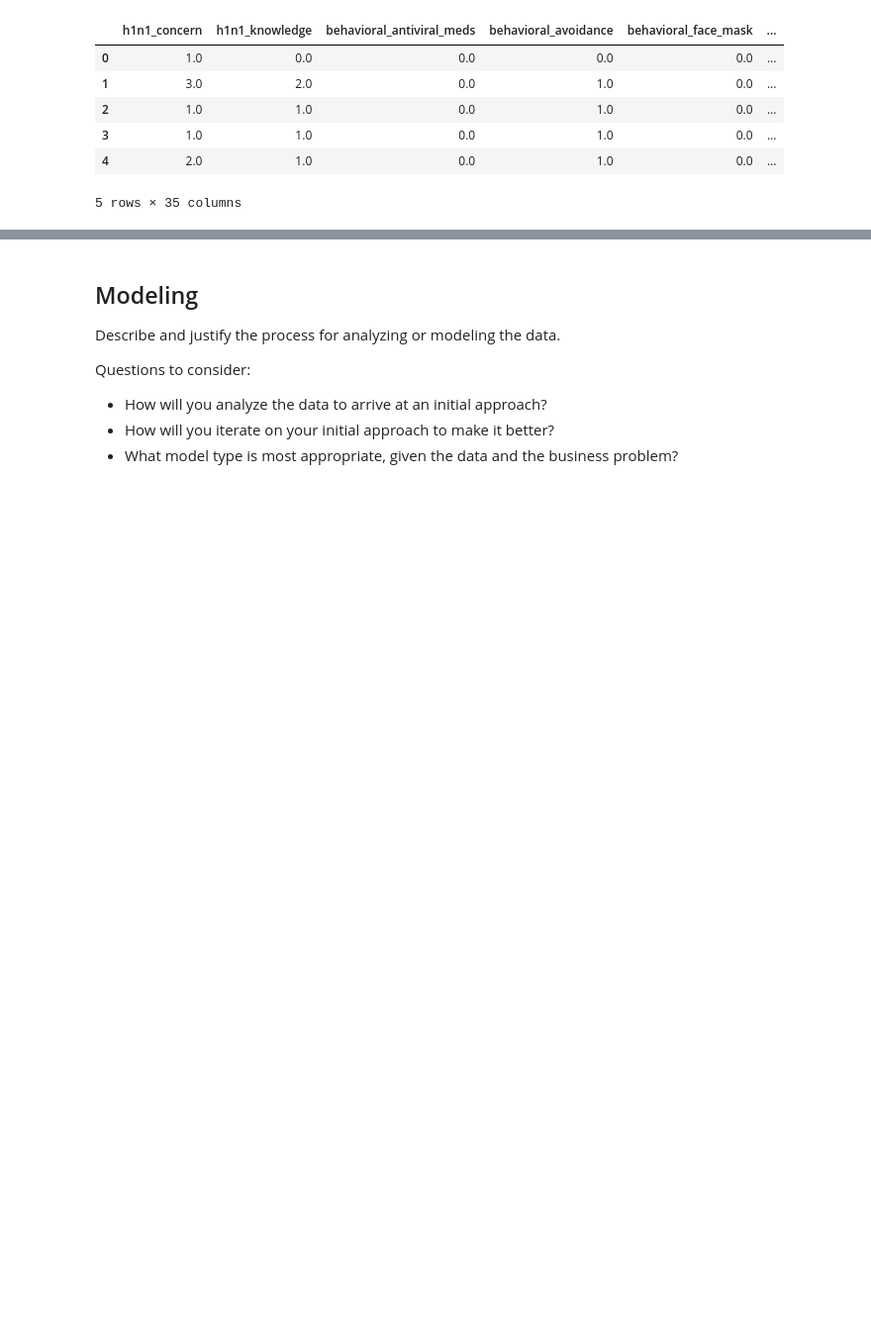
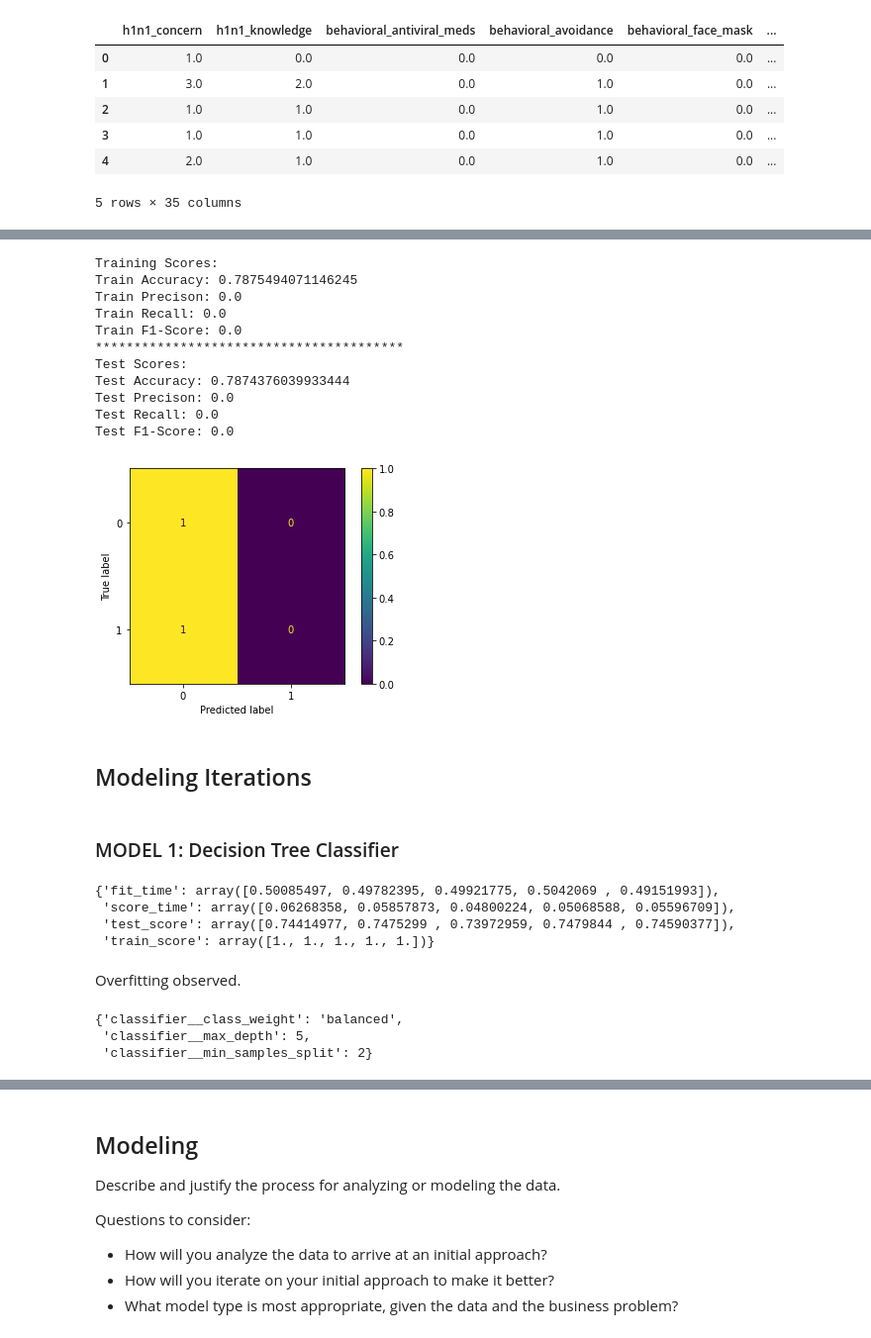
Before and after one commit to emykes/Flu_Vaccination_ML, a Jupyter notebook: Notebooks/Tamiru/Project3_Tamiru.ipynb, the cells around one changed output, grey strips where cells are left out. Shown: that part at 99% size. Drawn from its saved outputs; the diff is of its cells as text; code cells hidden in the pictures; blank space fills up the shorter version.

```diff
--- a/Notebooks/Tamiru/Project3_Tamiru.ipynb
+++ b/Notebooks/Tamiru/Project3_Tamiru.ipynb
@@ -482,0 +422,22 @@ freq_transformer = Pipeline(steps=[
+# %%
+def evaluate(estimator, X_tr, X_te, y_tr, y_te):
+    '''
+
+    '''
+    tr_preds = estimator.predict(X_tr)
+    te_preds = estimator.predict(X_te)
+
+    print('Training Scores:')
+    print(f"Train Accuracy: {accuracy_score(y_tr, tr_preds)}")
+    print(f"Train Precison: {precision_score(y_tr, tr_preds)}")
+    print(f"Train Recall: {recall_score(y_tr, tr_preds)}")
+    print(f"Train F1-Score: {f1_score(y_tr, tr_preds)}")
+    print('*'*40)
+    print('Test Scores:')
+    print(f"Test Accuracy: {accuracy_score(y_te, te_preds)}")
+    print(f"Test Precison: {precision_score(y_te, te_preds)}")
+    print(f"Test Recall: {recall_score(y_te, te_preds)}")
+    print(f"Test F1-Score: {f1_score(y_te, te_preds)}")
+
+    # plot confusion matrix for test set
+    plot_confusion_matrix(estimator, X_te, y_te, normalize='true')
@@ -482,0 +514,19 @@ freq_transformer = Pipeline(steps=[
+# %%
+evaluate(dummy_model, X_tr, X_te, y_tr, y_te)
+# %% [output]
+Training Scores:
+Train Accuracy: 0.7875494071146245
+Train Precison: 0.0
+Train Recall: 0.0
+Train F1-Score: 0.0
+****************************************
+Test Scores:
+Test Accuracy: 0.7874376039933444
+Test Precison: 0.0
+Test Recall: 0.0
+Test F1-Score: 0.0
+[figure, added]
+# %% [markdown]
+## Modeling Iterations
+# %% [markdown]
+### MODEL 1: Decision Tree Classifier
@@ -482,0 +538,9 @@ freq_transformer = Pipeline(steps=[
+# %%
+cross_validate(clf, X_tr, y_tr, return_train_score=True)
+# %% [output]
+{'fit_time': array([0.50085497, 0.49782395, 0.49921775, 0.5042069 , 0.49151993]),
+ 'score_time': array([0.06268358, 0.05857873, 0.04800224, 0.05068588, 0.05596709]),
+ 'test_score': array([0.74414977, 0.7475299 , 0.73972959, 0.7479844 , 0.74590377]),
+ 'train_score': array([1., 1., 1., 1., 1.])}
+# %% [markdown]
+Overfitting observed.
@@ -482,0 +558,6 @@ freq_transformer = Pipeline(steps=[
+# %%
+output_clf.best_params_
+# %% [output]
+{'classifier__class_weight': 'balanced',
+ 'classifier__max_depth': 5,
+ 'classifier__min_samples_split': 2}
```
Also changed, not shown: parts of 78 cells of this notebook.
